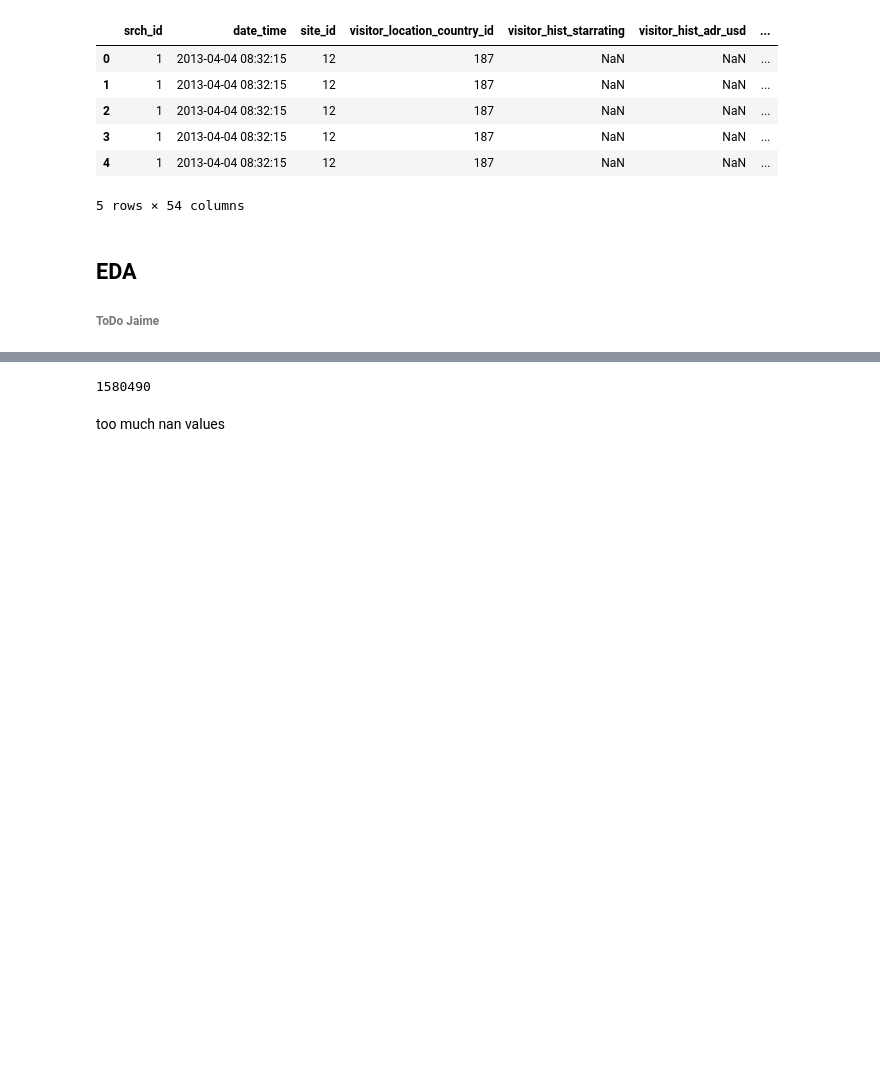
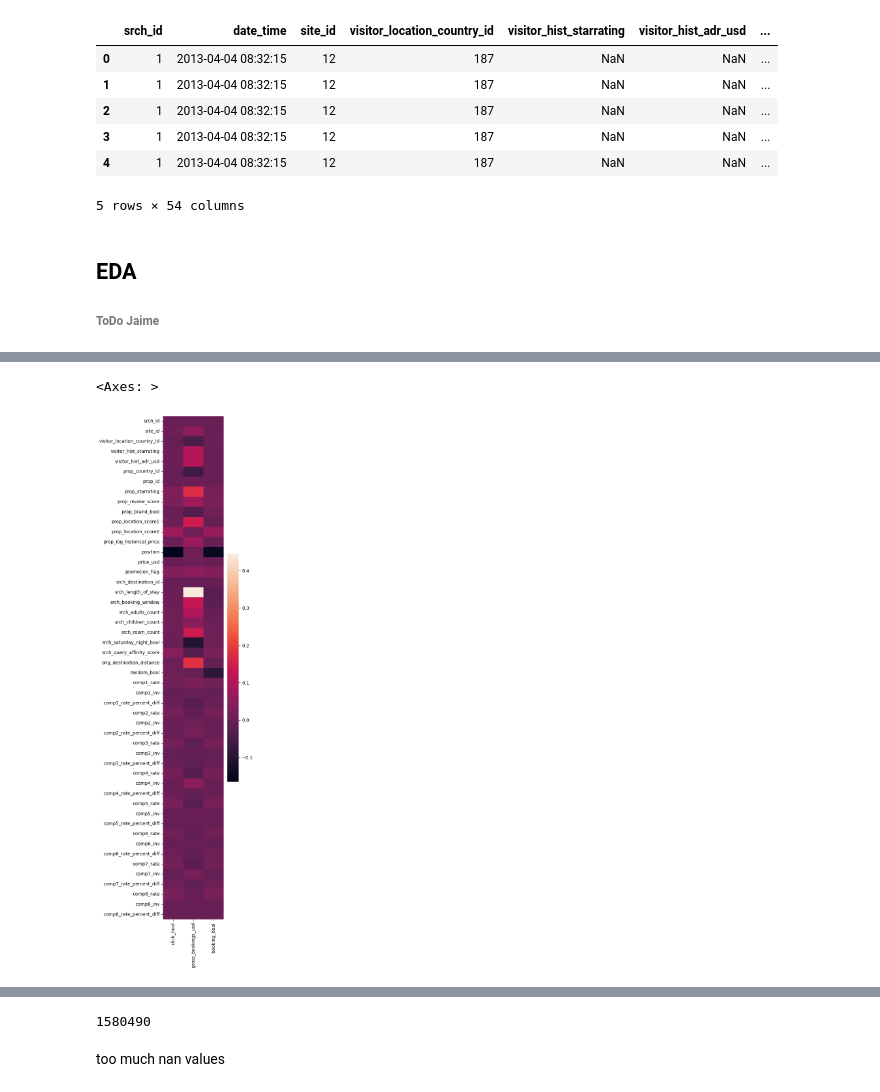
Before and after one commit to ryan-ott/DMT-Group17, a Jupyter notebook: Assignment2/expedia.ipynb, the cells around one changed output, grey strips where cells are left out. Saved outputs shown, nothing was run; the diff lists cells and outputs as text; code cells hidden in the pictures; blank space fills up the shorter version.

```diff
--- a/Assignment2/expedia.ipynb
+++ b/Assignment2/expedia.ipynb
@@ -27,0 +56,20 @@ df.head()
+# %%
+target_columns = ['click_bool', 'gross_bookings_usd', 'booking_bool']
+for remove in target_columns:
+    columns.remove(remove)
+
+new_df = []
+for column in columns:
+    column_correlations = []
+    for target in target_columns:
+        column_correlations.append(df[column].corr(df[target]))
+    new_df.append(column_correlations)
+new_df = pd.DataFrame(new_df)
+new_df.index = columns
+new_df.columns = target_columns
+# %%
+plt.rcParams["figure.figsize"] = (3,20)
+sns.heatmap(new_df)
+# %% [output]
+<Axes: >
+[figure, added]
```
Also changed, not shown: parts of 14 cells of this notebook.
